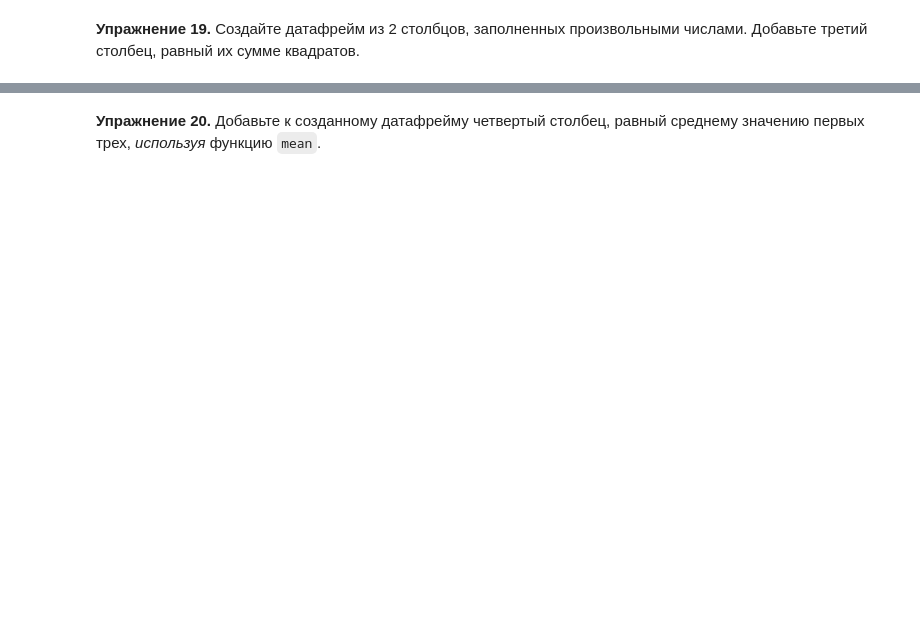
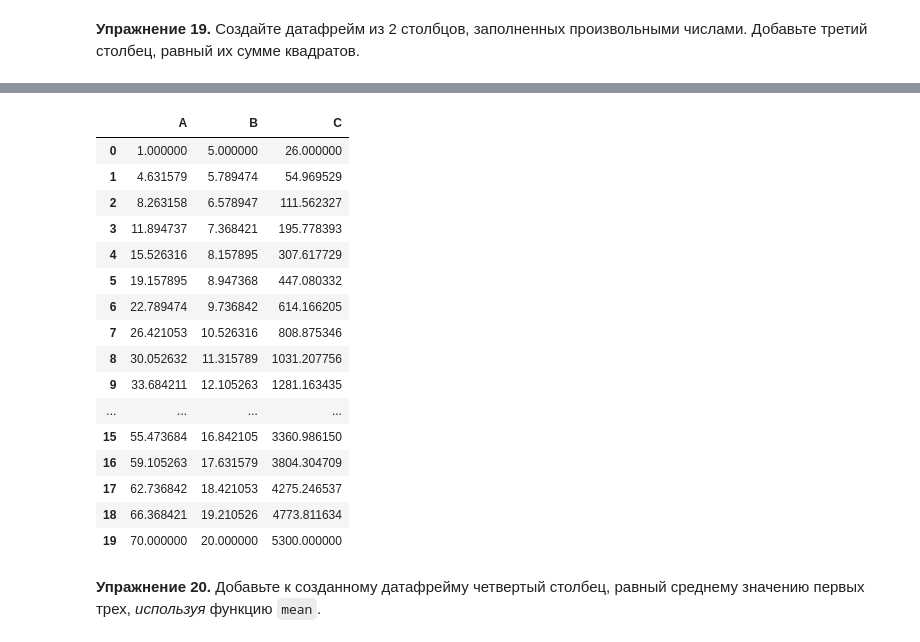
Before and after one commit to furs-aka-beast/mipt_inf, a Jupyter notebook: lpr6.ipynb, the cells around one changed output, grey strips where cells are left out. Cells and saved outputs as stored; diff of their text form; code cells hidden in the pictures; blank space fills up the shorter version.

```diff
--- a/lpr6.ipynb
+++ b/lpr6.ipynb
@@ -1058,2 +1133,6 @@ f_m[""]
 # %% [markdown]
 **Упражнение 19.** Создайте датафрейм из 2 столбцов, заполненных произвольными числами. Добавьте третий столбец, равный их сумме квадратов.
+# %%
+import numpy as np
+tmp=pd.DataFrame({"A":np.linspace(1, 70,20), "B": np.linspace(5, 20,20)})
+tmp
@@ -1060,2 +1157,23 @@ f_m[""]
+# %%
+tmp["C"]=tmp["A"]**2+tmp["B"]**2
+tmp
+# %% [output]
+|  | A | B | C |
+| 0 | 1.000000 | 5.000000 | 26.000000 |
+| 1 | 4.631579 | 5.789474 | 54.969529 |
+| 2 | 8.263158 | 6.578947 | 111.562327 |
+| 3 | 11.894737 | 7.368421 | 195.778393 |
+| 4 | 15.526316 | 8.157895 | 307.617729 |
+| 5 | 19.157895 | 8.947368 | 447.080332 |
+| 6 | 22.789474 | 9.736842 | 614.166205 |
+| 7 | 26.421053 | 10.526316 | 808.875346 |
+| 8 | 30.052632 | 11.315789 | 1031.207756 |
+| 9 | 33.684211 | 12.105263 | 1281.163435 |
+| ... | ... | ... | ... |
+| 15 | 55.473684 | 16.842105 | 3360.986150 |
+| 16 | 59.105263 | 17.631579 | 3804.304709 |
+| 17 | 62.736842 | 18.421053 | 4275.246537 |
+| 18 | 66.368421 | 19.210526 | 4773.811634 |
+| 19 | 70.000000 | 20.000000 | 5300.000000 |
 # %% [markdown]
 **Упражнение 20.** Добавьте к созданному датафрейму четвертый столбец, равный среднему значению первых трех, *используя* функцию `mean`.
```
Also changed, not shown: parts of 13 cells of this notebook.
